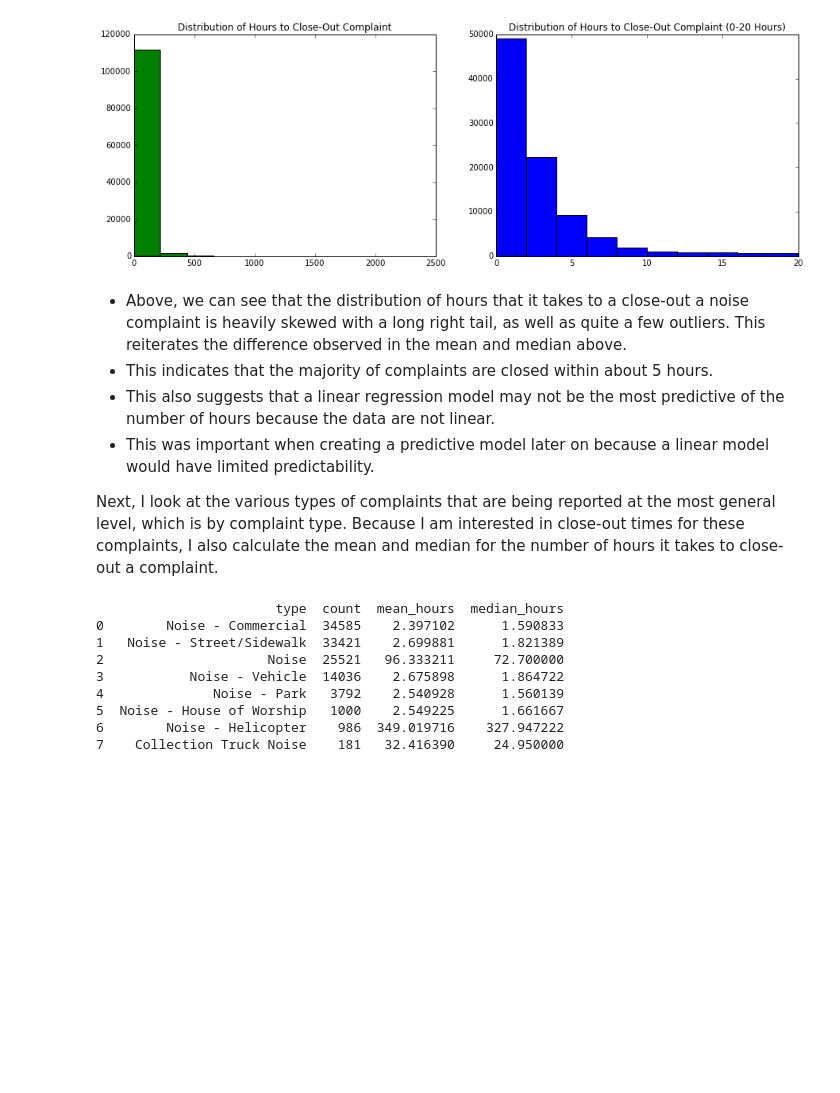
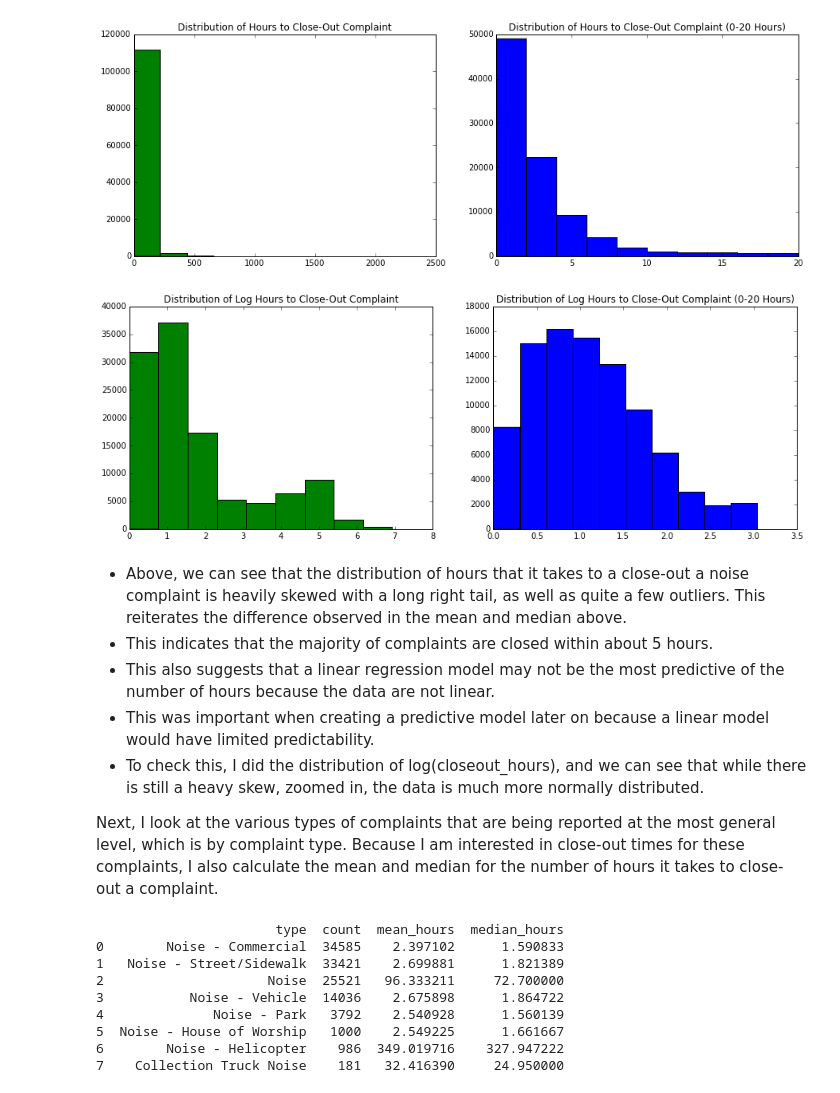
Before and after one commit to Yue1Harriet1Huang/GA-Data-Science, a Jupyter notebook: Final_Project_20141119.ipynb, the cells around one changed output. Saved outputs shown, nothing was run; the diff lists cells and outputs as text; code cells hidden in the pictures; blank space fills up the shorter version.

```diff
--- a/Final_Project_20141119.ipynb
+++ b/Final_Project_20141119.ipynb
@@ -140,11 +140,25 @@ ax2.set_title("Distribution of Hours to Close-Out Complaint (0-20 Hours)")
 plt.show()
 # %% [output]
 [figure]
+# %%
+fig = plt.figure(figsize=(15,5))
+ax1 = fig.add_subplot(1,2,1)
+ax2 = fig.add_subplot(1,2,2)
+
+ax1.hist([noise_c['closeout_hrs'].map(lambda x: np.log(x+1))],color='g')
+ax2.hist([noise_c_20['closeout_hrs'].map(lambda x: np.log(x+1))],color='b')
+
+ax1.set_title("Distribution of Log Hours to Close-Out Complaint")
+ax2.set_title("Distribution of Log Hours to Close-Out Complaint (0-20 Hours)")
+plt.show()
+# %% [output]
+[figure, added]
 # %% [markdown]
 * Above, we can see that the distribution of hours that it takes to a close-out a noise complaint is heavily skewed with a long right tail, as well as quite a few outliers. This reiterates the difference observed in the mean and median above.
 * This indicates that the majority of complaints are closed within about 5 hours.
 * This also suggests that a linear regression model may not be the most predictive of the number of hours because the data are not linear.
 * This was important when creating a predictive model later on because a linear model would have limited predictability.
+* To check this, I did the distribution of log(closeout_hours), and we can see that while there is still a heavy skew, zoomed in, the data is much more normally distributed.
 
 Next, I look at the various types of complaints that are being reported at the most general level, which is by complaint type. Because I am interested in close-out times for these complaints, I also calculate the mean and median for the number of hours it takes to close-out a complaint.
 # %%
```
Also changed, not shown: 1 other file.
